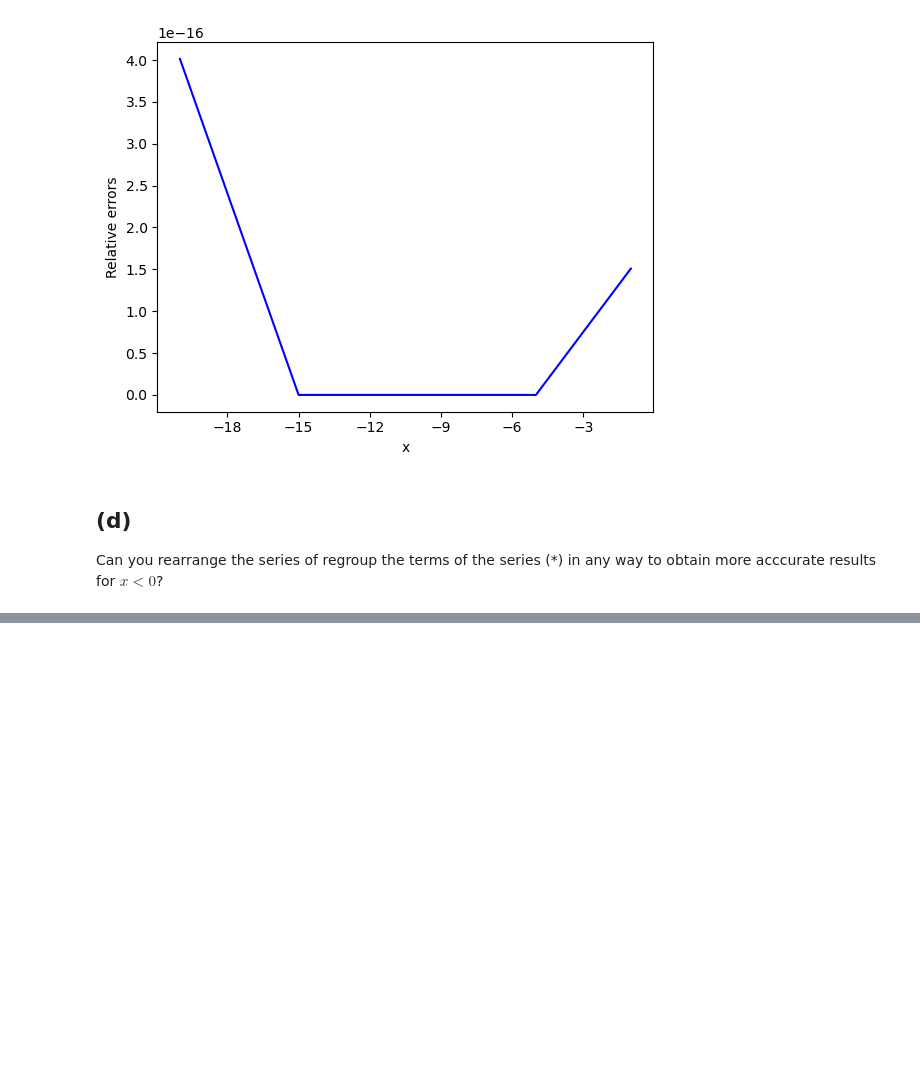
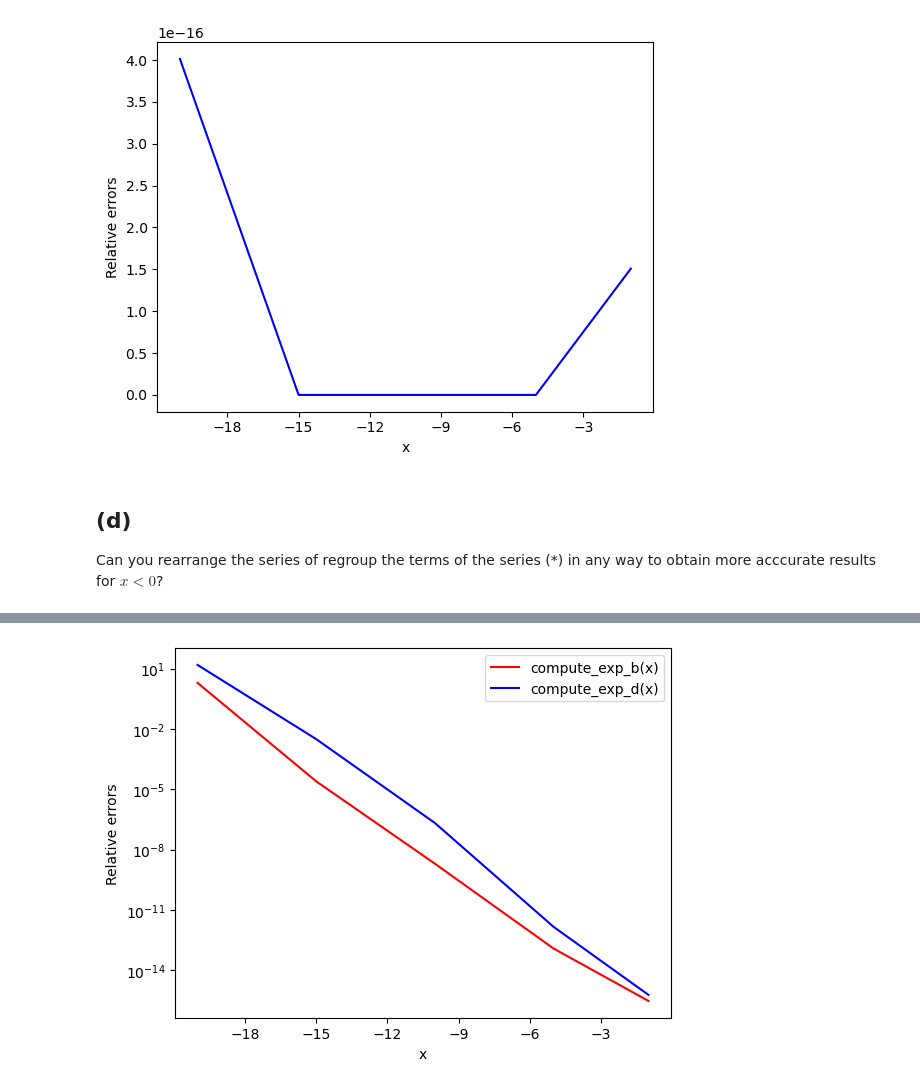
Before and after one commit to Terry-ZJ-Zhang/Numerical_Algorithm_Assignments, a Jupyter notebook: hw1_2023.ipynb, the cells around one changed output, grey strips where cells are left out. Cells and saved outputs as stored; diff of their text form; code cells hidden in the pictures; blank space fills up the shorter version.

```diff
--- a/hw1_2023.ipynb
+++ b/hw1_2023.ipynb
@@ -295,0 +301,54 @@ Write your answer, using $\LaTeX$, in this box.
+# %%
+def compute_exp_d(x):
+    ex_pos = 0.0
+    ex_neg = 0.0
+    xn_pos = 1
+    xn_neg = x
+    n_pos = 0
+    n_neg = 1
+    while abs(xn_pos) > epsilon * abs(ex_pos):
+        ex_pos += xn_pos
+        n_pos += 2
+        xn_pos *= x * x / (n_pos * (n_pos - 1))
+    while abs(xn_neg) > epsilon * abs(ex_neg):
+        ex_neg += xn_neg
+        n_neg += 2
+        xn_neg *= x * x / (n_neg * (n_neg - 1))
+    return ex_pos + ex_neg
+
+
+xs = np.array([1, 5, 10, 15, 20])
+xs = np.sort(-xs)
+ax = plt.subplot()
+ax.xaxis.set_major_locator(MaxNLocator(integer=True))
+
+# Compute e^x by compute_exp_b()
+exs = []
+exps = []
+for x in xs:
+    exs.append(compute_exp_b(x))
+    exps.append(math.exp(x))
+exs = np.array(exs)
+exps = np.array(exps)
+rel_errors = np.abs((exs - exps) / exps)
+ax.semilogy(xs, rel_errors, c='r', label='compute_exp_b(x)')
+ax.set_xlabel("x")
+ax.set_ylabel("Relative errors")
+
+# Compute e^x by compute_exp_d()
+exs = []
+exps = []
+for x in xs:
+    exs.append(compute_exp_d(x))
+    exps.append(math.exp(x))
+exs = np.array(exs)
+exps = np.array(exps)
+rel_errors = np.abs((exs - exps) / exps)
+ax.semilogy(xs, rel_errors, c='b', label='compute_exp_d(x)')
+ax.set_xlabel("x")
+ax.set_ylabel("Relative errors")
+
+ax.legend()
+plt.show()
+# %% [output]
+[figure, added]
```
Also changed, not shown: parts of 6 cells of this notebook.
